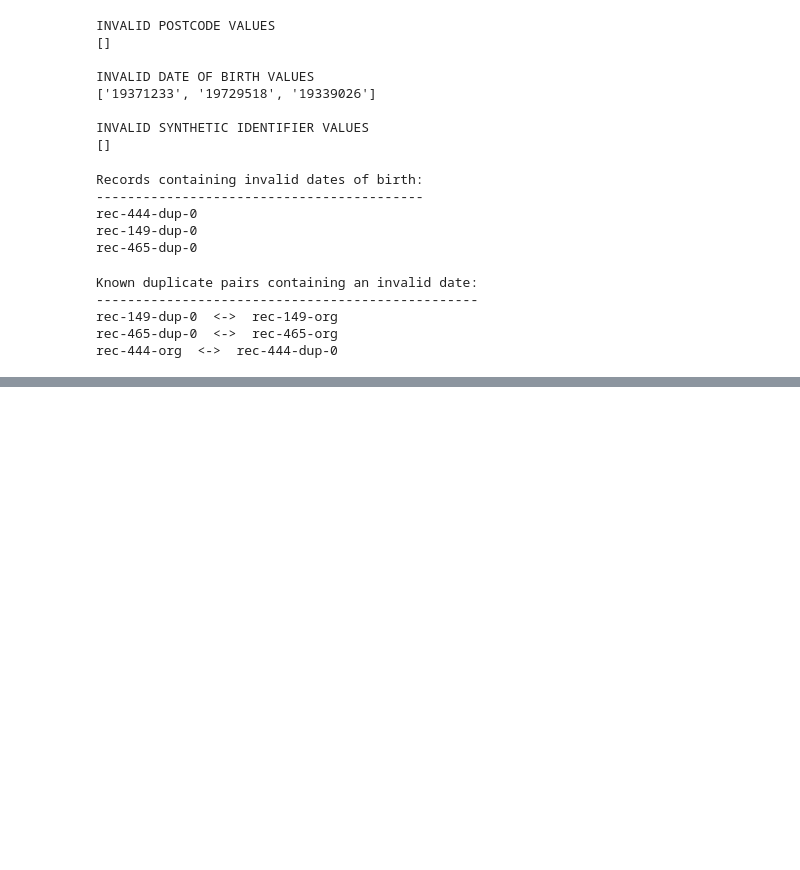
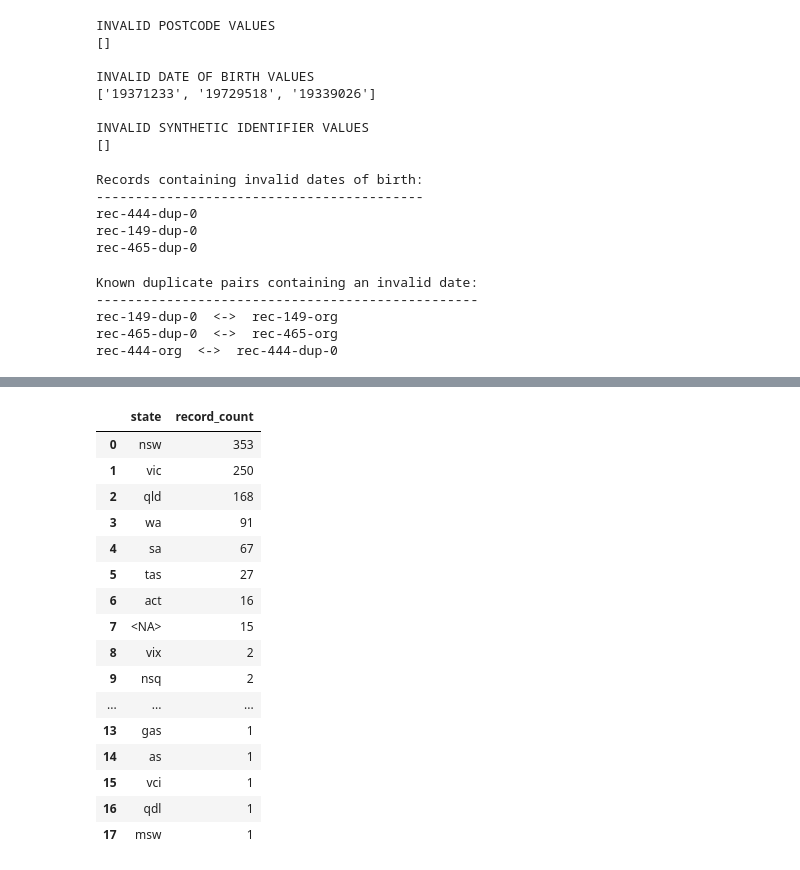
Before and after one commit to WaleBalogunK/Repository-name-entity-resolution-golden-record-lab, a Jupyter notebook: notebooks/01_data_acquisition_and_initial_audit.ipynb, the cells around one changed output, grey strips where cells are left out. Saved outputs shown, nothing was run; the diff lists cells and outputs as text; code cells hidden in the pictures; blank space fills up the shorter version.

```diff
--- a/notebooks/01_data_acquisition_and_initial_audit.ipynb
+++ b/notebooks/01_data_acquisition_and_initial_audit.ipynb
@@ -935,0 +1022,28 @@ Record pair: rec-444-org <-> rec-444-dup-0
+# %%
+state_frequency = (
+    febrl_records["state"]
+    .astype("string")
+    .value_counts(dropna=False)
+    .rename_axis("state")
+    .reset_index(name="record_count")
+)
+
+state_frequency
+# %% [output]
+|  | state | record_count |
+| 0 | nsw | 353 |
+| 1 | vic | 250 |
+| 2 | qld | 168 |
+| 3 | wa | 91 |
+| 4 | sa | 67 |
+| 5 | tas | 27 |
+| 6 | act | 16 |
+| 7 | <NA> | 15 |
+| 8 | vix | 2 |
+| 9 | nsq | 2 |
+| ... | ... | ... |
+| 13 | gas | 1 |
+| 14 | as | 1 |
+| 15 | vci | 1 |
+| 16 | qdl | 1 |
+| 17 | msw | 1 |
```
Also changed, not shown: parts of 4 cells of this notebook.
